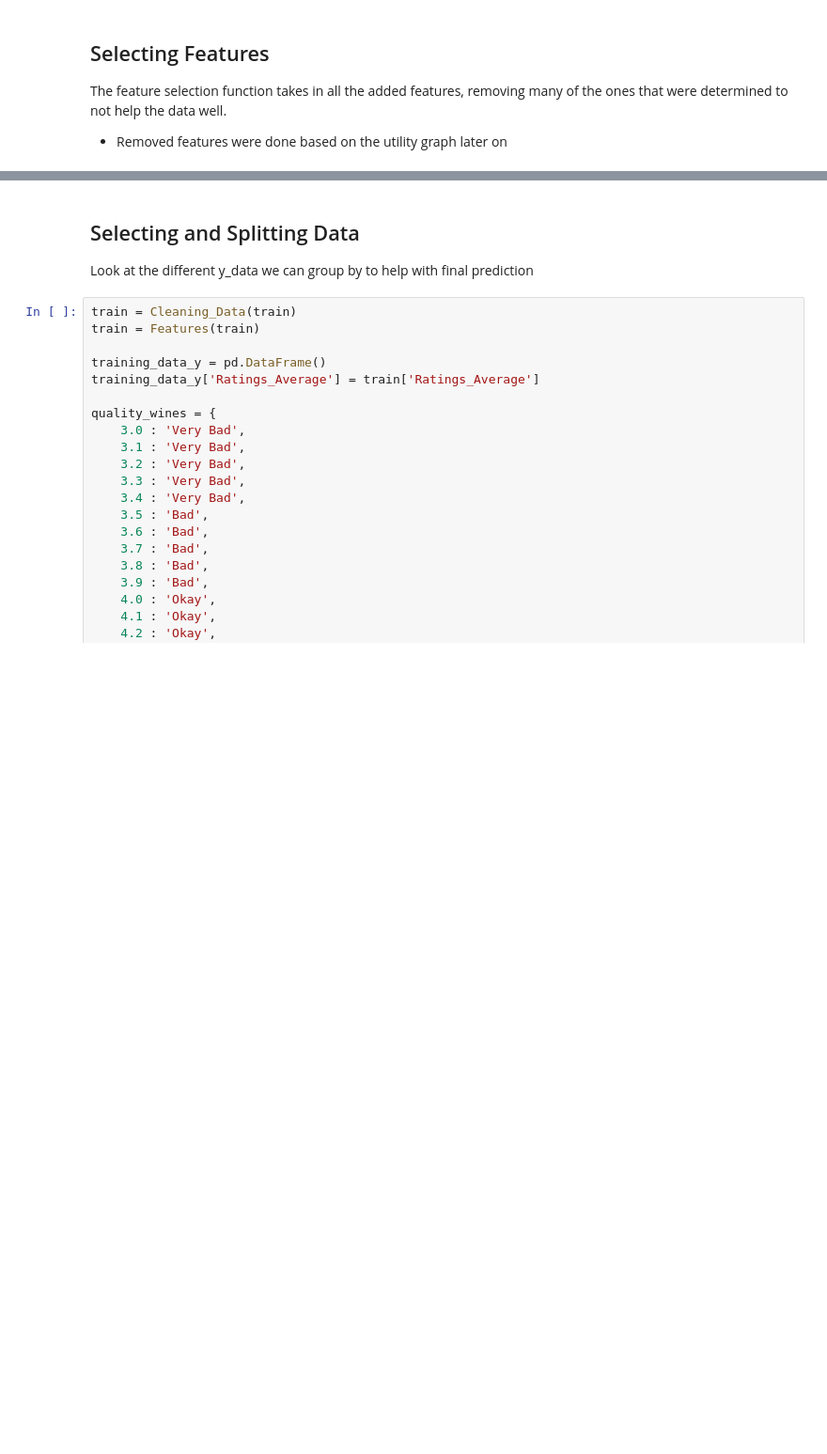
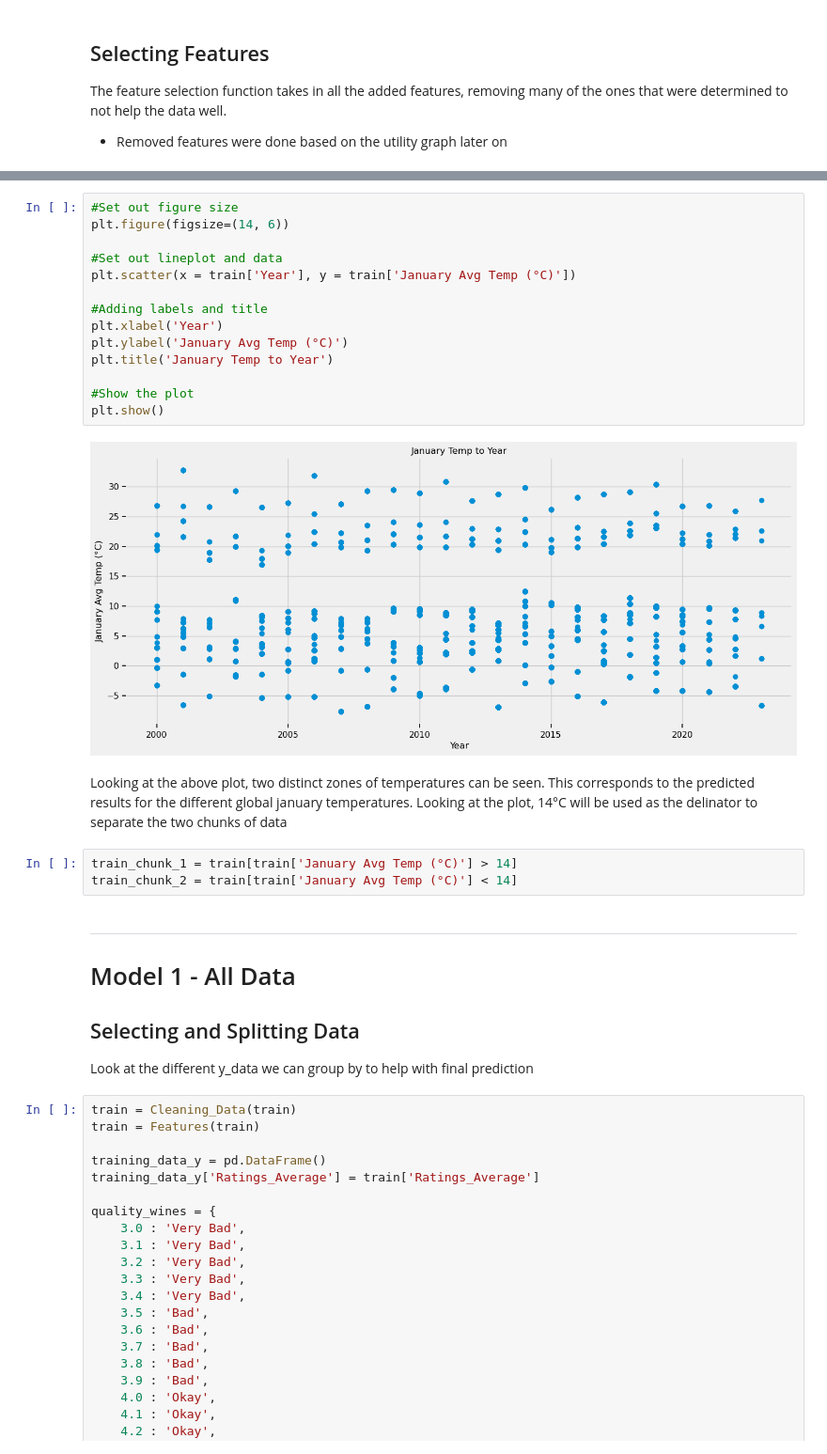
Before and after one commit to willhall2001/BreakinBadCode, a Jupyter notebook: 06_Machine_Leaning_Model_2.ipynb, the cells around one changed output, grey strips where cells are left out. Shown at 94% size. Saved outputs shown, nothing was run; the diff lists cells and outputs as text; blank space fills up the shorter version.

```diff
--- a/06_Machine_Leaning_Model_2.ipynb
+++ b/06_Machine_Leaning_Model_2.ipynb
@@ -375,4 +387,28 @@ def Feature_Selection(data):
+# %%
+#Set out figure size
+plt.figure(figsize=(14, 6))
+
+#Set out lineplot and data
+plt.scatter(x = train['Year'], y = train['January Avg Temp (°C)'])
+
+#Adding labels and title
+plt.xlabel('Year')
+plt.ylabel('January Avg Temp (°C)')
+plt.title('January Temp to Year')
+
+#Show the plot
+plt.show()
+# %% [output]
+[figure, added]
+# %% [markdown]
+Looking at the above plot, two distinct zones of temperatures can be seen. This corresponds to the predicted results for the different global january temperatures. Looking at the plot, 14°C will be used as the delinator to separate the two chunks of data
+# %%
+train_chunk_1 = train[train['January Avg Temp (°C)'] > 14]
+train_chunk_2 = train[train['January Avg Temp (°C)'] < 14]
 # %% [markdown]
+---
+# Model 1 - All Data
+
 ## Selecting and Splitting Data
 
 Look at the different y_data we can group by to help with final prediction
```
Also changed, not shown: parts of 19 cells of this notebook, 10 other files.
